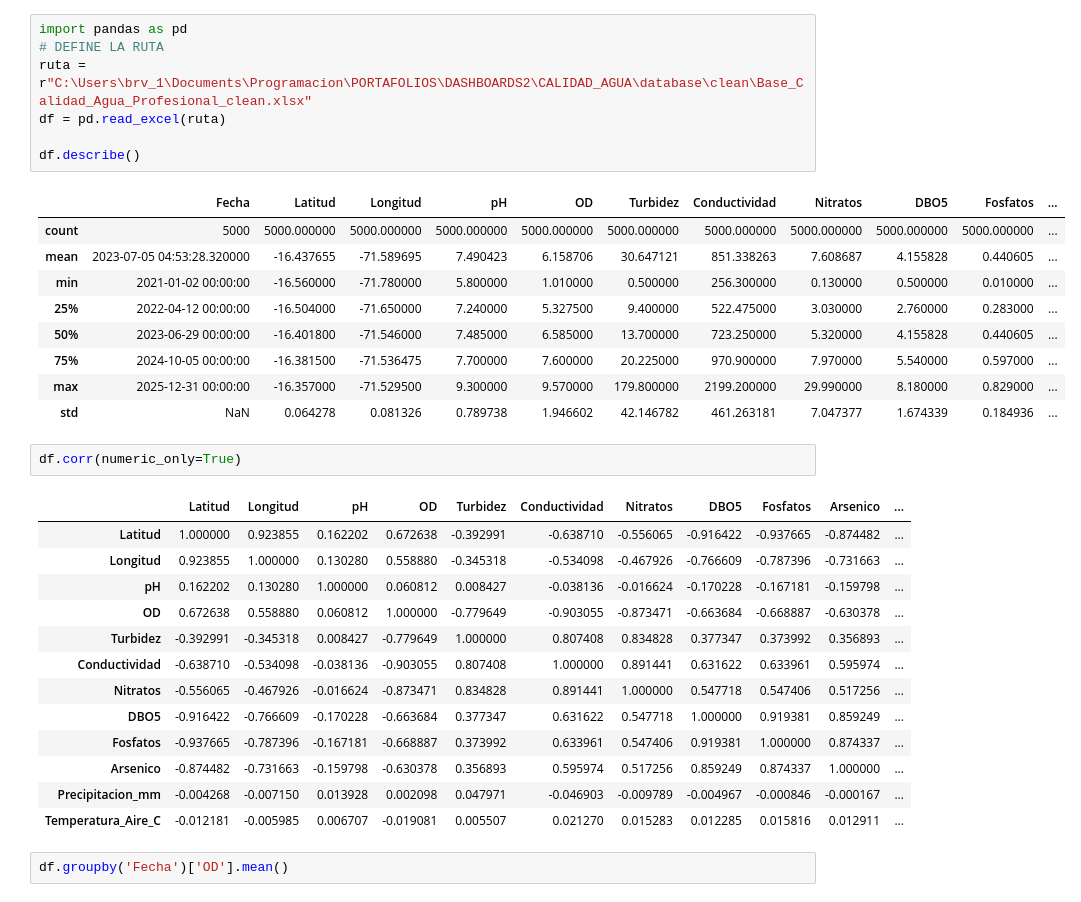
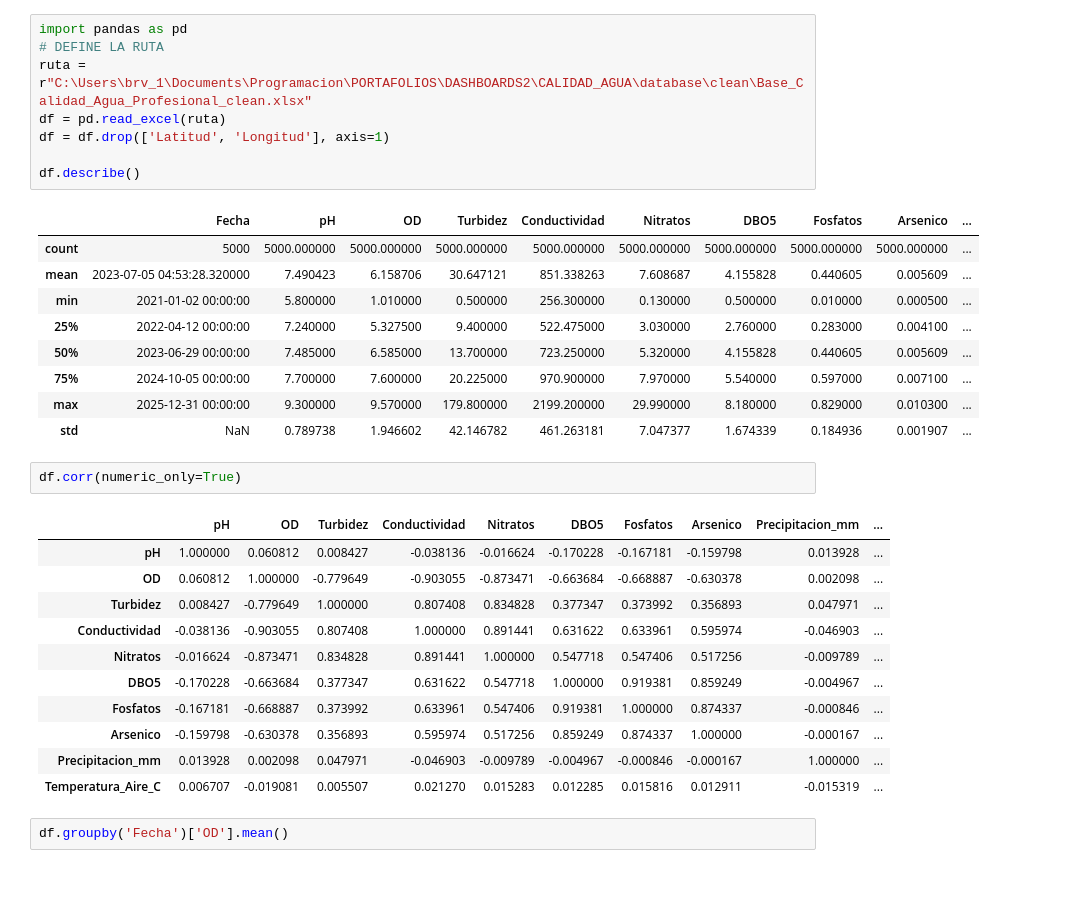
Before and after one commit to BramosV/DASHBOARDS, a Jupyter notebook: CALIDAD_AGUA/notebooks/data_agua.ipynb, the cells around one changed output. Drawn from its saved outputs; the diff is of its cells as text.

```diff
--- a/CALIDAD_AGUA/notebooks/data_agua.ipynb
+++ b/CALIDAD_AGUA/notebooks/data_agua.ipynb
@@ -1,36 +1,35 @@
 # %%
 import pandas as pd
 # DEFINE LA RUTA
 ruta = r"C:\Users\brv_1\Documents\Programacion\PORTAFOLIOS\DASHBOARDS2\CALIDAD_AGUA\database\clean\Base_Calidad_Agua_Profesional_clean.xlsx"
 df = pd.read_excel(ruta)
+df = df.drop(['Latitud', 'Longitud'], axis=1)
 
 df.describe()
 # %% [output]
-|  | Fecha | Latitud | Longitud | pH | OD | Turbidez | Conductividad | Nitratos | DBO5 | Fosfatos | ... |
-| count | 5000 | 5000.000000 | 5000.000000 | 5000.000000 | 5000.000000 | 5000.000000 | 5000.000000 | 5000.000000 | 5000.000000 | 5000.000000 | ... |
-| mean | 2023-07-05 04:53:28.320000 | -16.437655 | -71.589695 | 7.490423 | 6.158706 | 30.647121 | 851.338263 | 7.608687 | 4.155828 | 0.440605 | ... |
-| min | 2021-01-02 00:00:00 | -16.560000 | -71.780000 | 5.800000 | 1.010000 | 0.500000 | 256.300000 | 0.130000 | 0.500000 | 0.010000 | ... |
-| 25% | 2022-04-12 00:00:00 | -16.504000 | -71.650000 | 7.240000 | 5.327500 | 9.400000 | 522.475000 | 3.030000 | 2.760000 | 0.283000 | ... |
-| 50% | 2023-06-29 00:00:00 | -16.401800 | -71.546000 | 7.485000 | 6.585000 | 13.700000 | 723.250000 | 5.320000 | 4.155828 | 0.440605 | ... |
-| 75% | 2024-10-05 00:00:00 | -16.381500 | -71.536475 | 7.700000 | 7.600000 | 20.225000 | 970.900000 | 7.970000 | 5.540000 | 0.597000 | ... |
-| max | 2025-12-31 00:00:00 | -16.357000 | -71.529500 | 9.300000 | 9.570000 | 179.800000 | 2199.200000 | 29.990000 | 8.180000 | 0.829000 | ... |
-| std | NaN | 0.064278 | 0.081326 | 0.789738 | 1.946602 | 42.146782 | 461.263181 | 7.047377 | 1.674339 | 0.184936 | ... |
+|  | Fecha | pH | OD | Turbidez | Conductividad | Nitratos | DBO5 | Fosfatos | Arsenico | ... |
+| count | 5000 | 5000.000000 | 5000.000000 | 5000.000000 | 5000.000000 | 5000.000000 | 5000.000000 | 5000.000000 | 5000.000000 | ... |
+| mean | 2023-07-05 04:53:28.320000 | 7.490423 | 6.158706 | 30.647121 | 851.338263 | 7.608687 | 4.155828 | 0.440605 | 0.005609 | ... |
+| min | 2021-01-02 00:00:00 | 5.800000 | 1.010000 | 0.500000 | 256.300000 | 0.130000 | 0.500000 | 0.010000 | 0.000500 | ... |
+| 25% | 2022-04-12 00:00:00 | 7.240000 | 5.327500 | 9.400000 | 522.475000 | 3.030000 | 2.760000 | 0.283000 | 0.004100 | ... |
+| 50% | 2023-06-29 00:00:00 | 7.485000 | 6.585000 | 13.700000 | 723.250000 | 5.320000 | 4.155828 | 0.440605 | 0.005609 | ... |
+| 75% | 2024-10-05 00:00:00 | 7.700000 | 7.600000 | 20.225000 | 970.900000 | 7.970000 | 5.540000 | 0.597000 | 0.007100 | ... |
+| max | 2025-12-31 00:00:00 | 9.300000 | 9.570000 | 179.800000 | 2199.200000 | 29.990000 | 8.180000 | 0.829000 | 0.010300 | ... |
+| std | NaN | 0.789738 | 1.946602 | 42.146782 | 461.263181 | 7.047377 | 1.674339 | 0.184936 | 0.001907 | ... |
 # %%
 df.corr(numeric_only=True)
 # %% [output]
-|  | Latitud | Longitud | pH | OD | Turbidez | Conductividad | Nitratos | DBO5 | Fosfatos | Arsenico | ... |
-| Latitud | 1.000000 | 0.923855 | 0.162202 | 0.672638 | -0.392991 | -0.638710 | -0.556065 | -0.916422 | -0.937665 | -0.874482 | ... |
-| Longitud | 0.923855 | 1.000000 | 0.130280 | 0.558880 | -0.345318 | -0.534098 | -0.467926 | -0.766609 | -0.787396 | -0.731663 | ... |
-| pH | 0.162202 | 0.130280 | 1.000000 | 0.060812 | 0.008427 | -0.038136 | -0.016624 | -0.170228 | -0.167181 | -0.159798 | ... |
-| OD | 0.672638 | 0.558880 | 0.060812 | 1.000000 | -0.779649 | -0.903055 | -0.873471 | -0.663684 | -0.668887 | -0.630378 | ... |
-| Turbidez | -0.392991 | -0.345318 | 0.008427 | -0.779649 | 1.000000 | 0.807408 | 0.834828 | 0.377347 | 0.373992 | 0.356893 | ... |
-| Conductividad | -0.638710 | -0.534098 | -0.038136 | -0.903055 | 0.807408 | 1.000000 | 0.891441 | 0.631622 | 0.633961 | 0.595974 | ... |
-| Nitratos | -0.556065 | -0.467926 | -0.016624 | -0.873471 | 0.834828 | 0.891441 | 1.000000 | 0.547718 | 0.547406 | 0.517256 | ... |
-| DBO5 | -0.916422 | -0.766609 | -0.170228 | -0.663684 | 0.377347 | 0.631622 | 0.547718 | 1.000000 | 0.919381 | 0.859249 | ... |
-| Fosfatos | -0.937665 | -0.787396 | -0.167181 | -0.668887 | 0.373992 | 0.633961 | 0.547406 | 0.919381 | 1.000000 | 0.874337 | ... |
-| Arsenico | -0.874482 | -0.731663 | -0.159798 | -0.630378 | 0.356893 | 0.595974 | 0.517256 | 0.859249 | 0.874337 | 1.000000 | ... |
-| Precipitacion_mm | -0.004268 | -0.007150 | 0.013928 | 0.002098 | 0.047971 | -0.046903 | -0.009789 | -0.004967 | -0.000846 | -0.000167 | ... |
-| Temperatura_Aire_C | -0.012181 | -0.005985 | 0.006707 | -0.019081 | 0.005507 | 0.021270 | 0.015283 | 0.012285 | 0.015816 | 0.012911 | ... |
+|  | pH | OD | Turbidez | Conductividad | Nitratos | DBO5 | Fosfatos | Arsenico | Precipitacion_mm | ... |
+| pH | 1.000000 | 0.060812 | 0.008427 | -0.038136 | -0.016624 | -0.170228 | -0.167181 | -0.159798 | 0.013928 | ... |
+| OD | 0.060812 | 1.000000 | -0.779649 | -0.903055 | -0.873471 | -0.663684 | -0.668887 | -0.630378 | 0.002098 | ... |
+| Turbidez | 0.008427 | -0.779649 | 1.000000 | 0.807408 | 0.834828 | 0.377347 | 0.373992 | 0.356893 | 0.047971 | ... |
+| Conductividad | -0.038136 | -0.903055 | 0.807408 | 1.000000 | 0.891441 | 0.631622 | 0.633961 | 0.595974 | -0.046903 | ... |
+| Nitratos | -0.016624 | -0.873471 | 0.834828 | 0.891441 | 1.000000 | 0.547718 | 0.547406 | 0.517256 | -0.009789 | ... |
+| DBO5 | -0.170228 | -0.663684 | 0.377347 | 0.631622 | 0.547718 | 1.000000 | 0.919381 | 0.859249 | -0.004967 | ... |
+| Fosfatos | -0.167181 | -0.668887 | 0.373992 | 0.633961 | 0.547406 | 0.919381 | 1.000000 | 0.874337 | -0.000846 | ... |
+| Arsenico | -0.159798 | -0.630378 | 0.356893 | 0.595974 | 0.517256 | 0.859249 | 0.874337 | 1.000000 | -0.000167 | ... |
+| Precipitacion_mm | 0.013928 | 0.002098 | 0.047971 | -0.046903 | -0.009789 | -0.004967 | -0.000846 | -0.000167 | 1.000000 | ... |
+| Temperatura_Aire_C | 0.006707 | -0.019081 | 0.005507 | 0.021270 | 0.015283 | 0.012285 | 0.015816 | 0.012911 | -0.015319 | ... |
 # %%
 df.groupby('Fecha')['OD'].mean()
 # %% [output]
```
Also changed, not shown: parts of 10 cells of this notebook, 4 other files.
